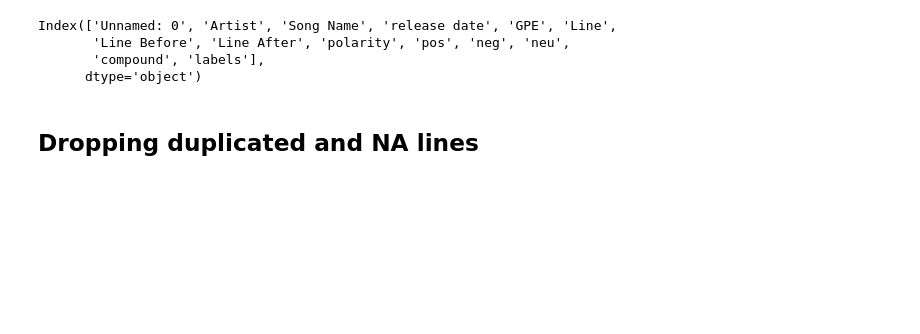
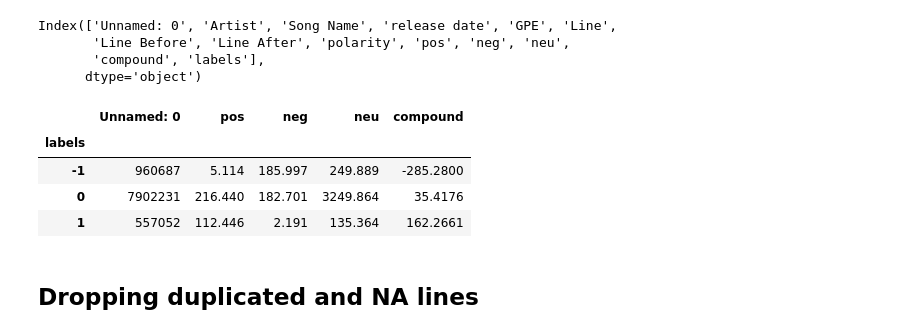
Before and after one commit to LucasTrg/CDS, a Jupyter notebook: clustering_3.ipynb, the cells around one changed output. Cells and saved outputs as stored; diff of their text form; code cells hidden in the pictures; blank space fills up the shorter version.

```diff
--- a/clustering_3.ipynb
+++ b/clustering_3.ipynb
@@ -78,6 +80,14 @@ Index(['Unnamed: 0', 'Artist', 'Song Name', 'release date', 'GPE', 'Line',
        'Line Before', 'Line After', 'polarity', 'pos', 'neg', 'neu',
        'compound', 'labels'],
       dtype='object')
+# %%
+data.groupby('labels').sum()
+# %% [output]
+|  | Unnamed: 0 | pos | neg | neu | compound |
+| labels |  |  |  |  |  |
+| -1 | 960687 | 5.114 | 185.997 | 249.889 | -285.2800 |
+| 0 | 7902231 | 216.440 | 182.701 | 3249.864 | 35.4176 |
+| 1 | 557052 | 112.446 | 2.191 | 135.364 | 162.2661 |
 # %% [markdown]
 ## Dropping duplicated and NA lines
 # %%
```
Also changed, not shown: parts of 26 cells of this notebook, 6 other files.
